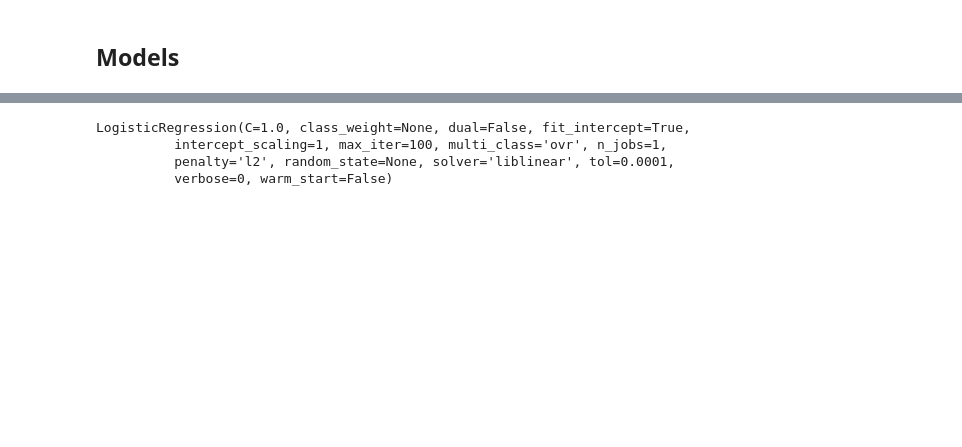
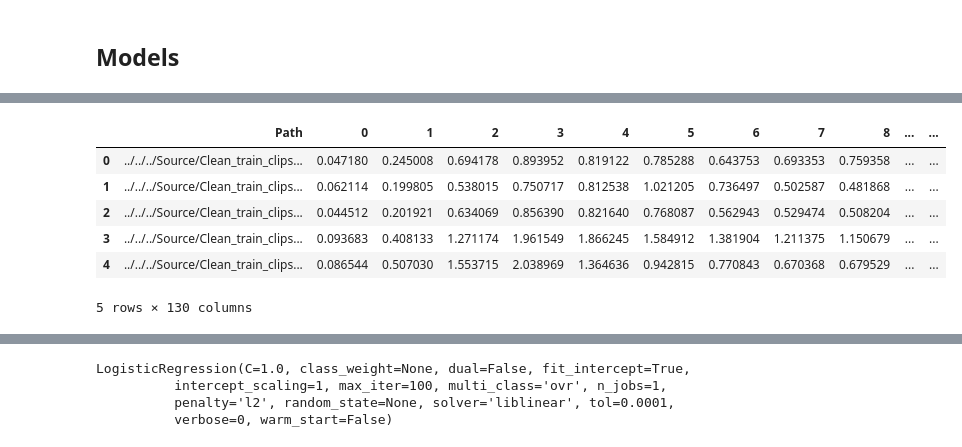
Before and after one commit to KatieBSC/TapDanceDecoder, a Jupyter notebook: notebooks/MVP_audio.ipynb, the cells around one changed output, grey strips where cells are left out. Saved outputs shown, nothing was run; the diff lists cells and outputs as text; code cells hidden in the pictures; blank space fills up the shorter version.

```diff
--- a/notebooks/MVP_audio.ipynb
+++ b/notebooks/MVP_audio.ipynb
@@ -50,0 +58,10 @@ X_train, X_test, y_train, y_test = train_test_split(data, labels, test_size=0.33
+# %%
+X_test.head()
+# %% [output]
+|  | Path | 0 | 1 | 2 | 3 | 4 | 5 | 6 | 7 | 8 | ... | ... |
+| 0 | ../../../Source/Clean_train_clips... | 0.047180 | 0.245008 | 0.694178 | 0.893952 | 0.819122 | 0.785288 | 0.643753 | 0.693353 | 0.759358 | ... | ... |
+| 1 | ../../../Source/Clean_train_clips... | 0.062114 | 0.199805 | 0.538015 | 0.750717 | 0.812538 | 1.021205 | 0.736497 | 0.502587 | 0.481868 | ... | ... |
+| 2 | ../../../Source/Clean_train_clips... | 0.044512 | 0.201921 | 0.634069 | 0.856390 | 0.821640 | 0.768087 | 0.562943 | 0.529474 | 0.508204 | ... | ... |
+| 3 | ../../../Source/Clean_train_clips... | 0.093683 | 0.408133 | 1.271174 | 1.961549 | 1.866245 | 1.584912 | 1.381904 | 1.211375 | 1.150679 | ... | ... |
+| 4 | ../../../Source/Clean_train_clips... | 0.086544 | 0.507030 | 1.553715 | 2.038969 | 1.364636 | 0.942815 | 0.770843 | 0.670368 | 0.679529 | ... | ... |
+5 rows × 130 columns
```
Also changed, not shown: parts of 16 cells of this notebook, 2 other files.
